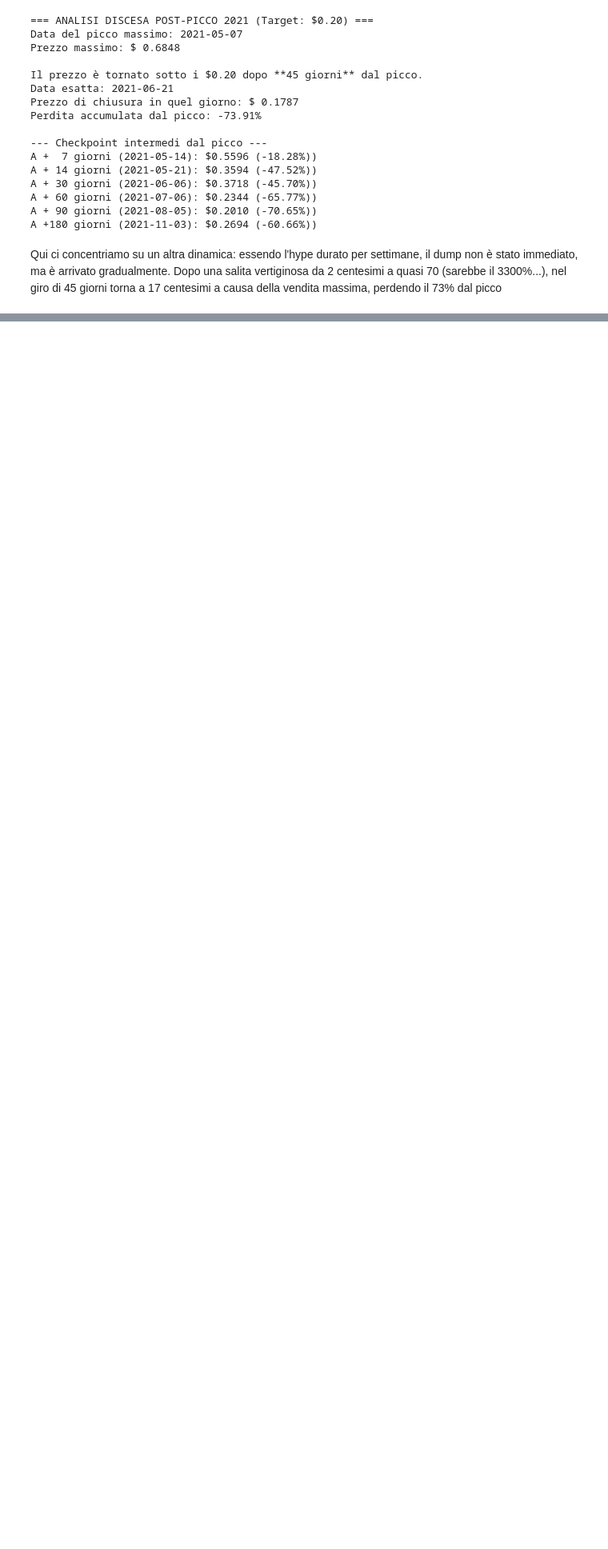
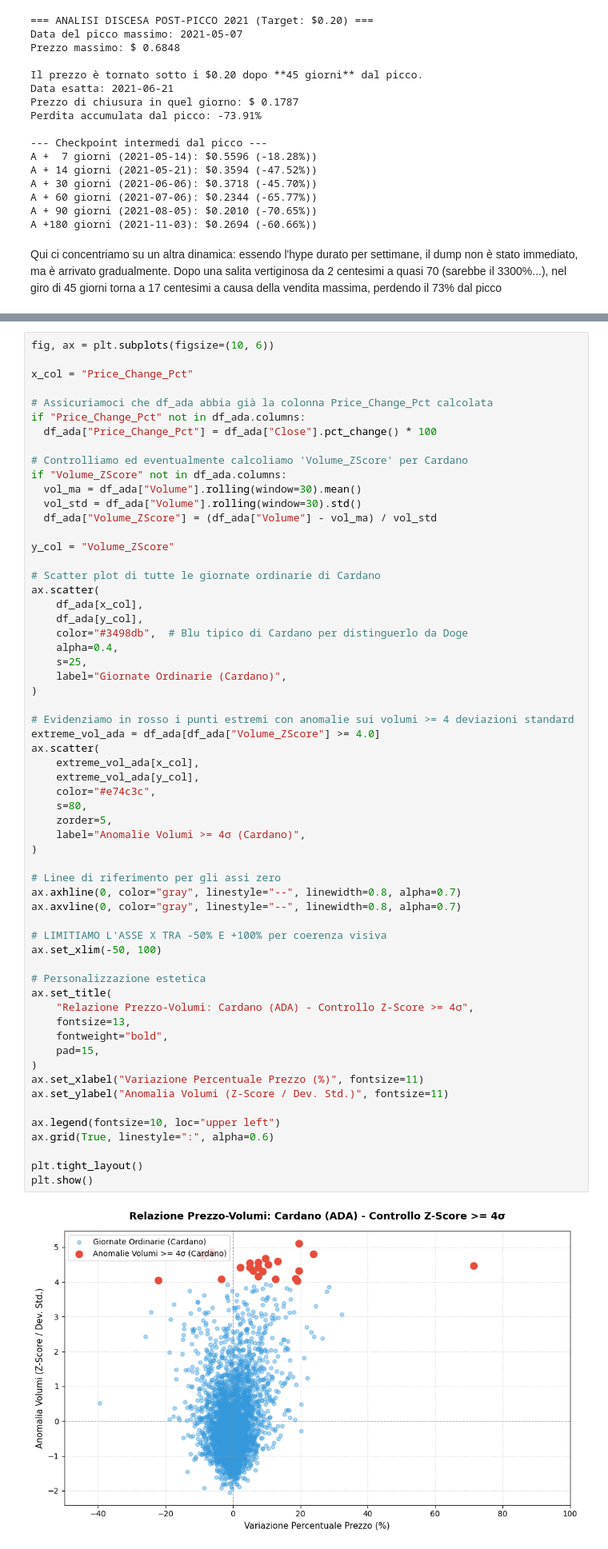
Before and after one commit to ChristianChimi/BLOCKHAIN-ANALYSIS, a Jupyter notebook: Pump_and_dump_DOGE.ipynb, the cells around one changed output, grey strips where cells are left out. Shown at 80% size. Drawn from its saved outputs; the diff is of its cells as text; blank space fills up the shorter version.

```diff
--- a/Pump_and_dump_DOGE.ipynb
+++ b/Pump_and_dump_DOGE.ipynb
@@ -457,4 +659,66 @@ plt.tight_layout()
 plt.show()
 # %% [output]
 [figure]
+# %%
+fig, ax = plt.subplots(figsize=(10, 6))
+
+x_col = "Price_Change_Pct"
+
+# Assicuriamoci che df_ada abbia già la colonna Price_Change_Pct calcolata
+if "Price_Change_Pct" not in df_ada.columns:
+  df_ada["Price_Change_Pct"] = df_ada["Close"].pct_change() * 100
+
+# Controlliamo ed eventualmente calcoliamo 'Volume_ZScore' per Cardano
+if "Volume_ZScore" not in df_ada.columns:
+  vol_ma = df_ada["Volume"].rolling(window=30).mean()
+  vol_std = df_ada["Volume"].rolling(window=30).std()
+  df_ada["Volume_ZScore"] = (df_ada["Volume"] - vol_ma) / vol_std
+
+y_col = "Volume_ZScore"
+
+# Scatter plot di tutte le giornate ordinarie di Cardano
+ax.scatter(
+    df_ada[x_col],
+    df_ada[y_col],
+    color="#3498db",  # Blu tipico di Cardano per distinguerlo da Doge
+    alpha=0.4,
+    s=25,
+    label="Giornate Ordinarie (Cardano)",
+)
+
+# Evidenziamo in rosso i punti estremi con anomalie sui volumi >= 4 deviazioni standard
+extreme_vol_ada = df_ada[df_ada["Volume_ZScore"] >= 4.0]
+ax.scatter(
+    extreme_vol_ada[x_col],
+    extreme_vol_ada[y_col],
+    color="#e74c3c",
+    s=80,
+    zorder=5,
+    label="Anomalie Volumi >= 4σ (Cardano)",
+)
+
+# Linee di riferimento per gli assi zero
+ax.axhline(0, color="gray", linestyle="--", linewidth=0.8, alpha=0.7)
+ax.axvline(0, color="gray", linestyle="--", linewidth=0.8, alpha=0.7)
+
+# LIMITIAMO L'ASSE X TRA -50% E +100% per coerenza visiva
+ax.set_xlim(-50, 100)
+
+# Personalizzazione estetica
+ax.set_title(
+    "Relazione Prezzo-Volumi: Cardano (ADA) - Controllo Z-Score >= 4σ",
+    fontsize=13,
+    fontweight="bold",
+    pad=15,
+)
+ax.set_xlabel("Variazione Percentuale Prezzo (%)", fontsize=11)
+ax.set_ylabel("Anomalia Volumi (Z-Score / Dev. Std.)", fontsize=11)
+
+ax.legend(fontsize=10, loc="upper left")
+ax.grid(True, linestyle=":", alpha=0.6)
+
+plt.tight_layout()
+plt.show()
+# %% [output]
+[figure, added]
 # %% [markdown]
```
Also changed, not shown: parts of 16 cells of this notebook.
